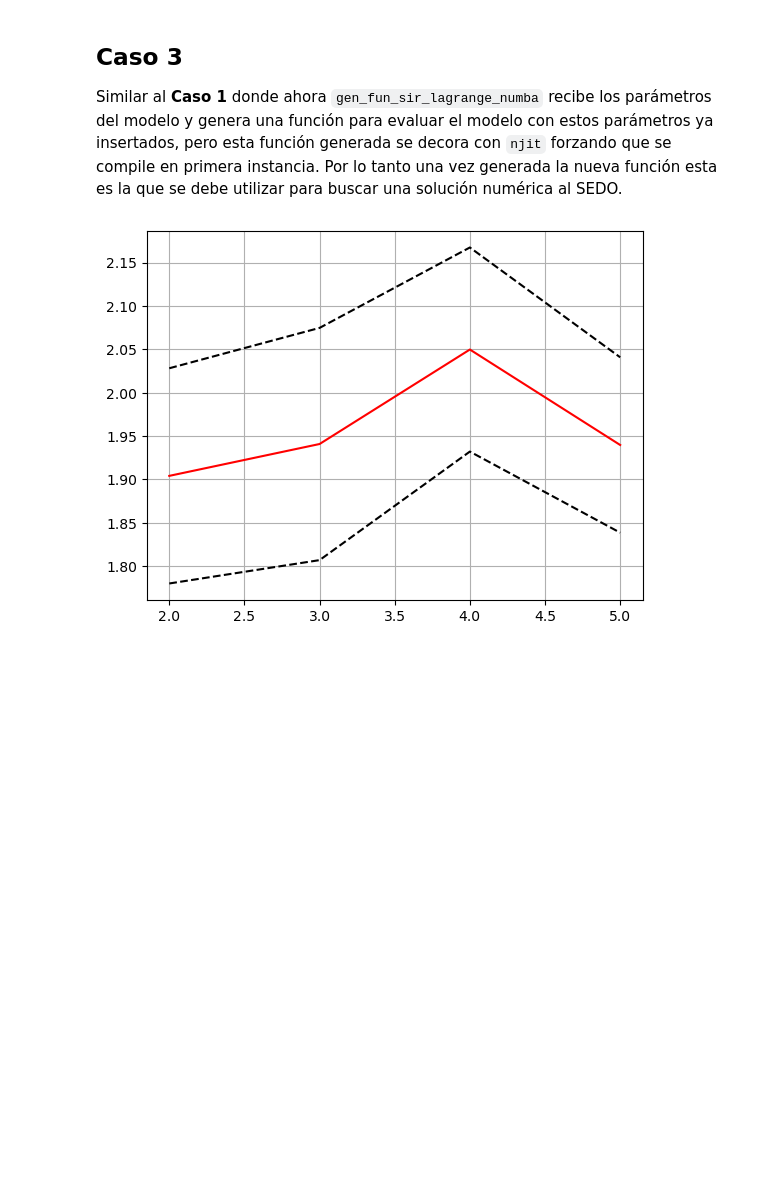
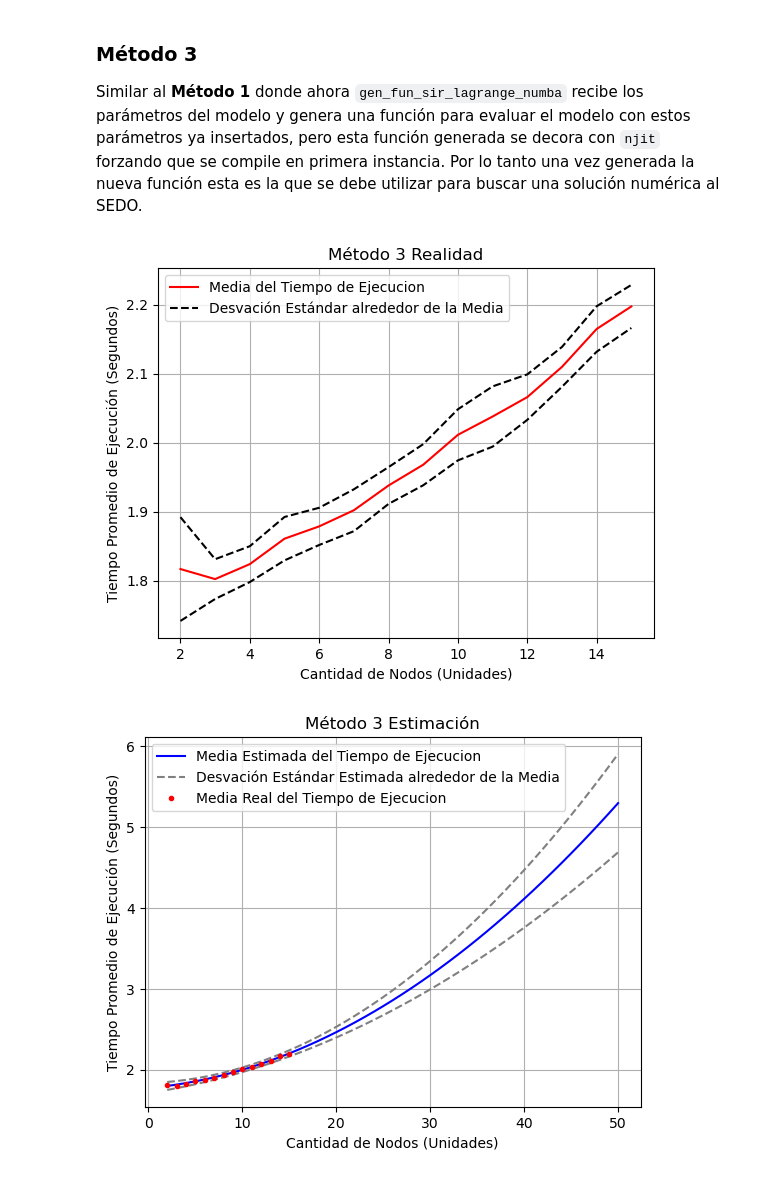
Before and after one commit to LazaroDGM/MetapopulationEpidemicModels, a Jupyter notebook: experiments/experiment_02/experiment_02.ipynb, the cells around one changed output. Cells and saved outputs as stored; diff of their text form; code cells hidden in the pictures; blank space fills up the shorter version.

```diff
--- a/experiments/experiment_02/experiment_02.ipynb
+++ b/experiments/experiment_02/experiment_02.ipynb
@@ -163,7 +239,7 @@ graph_individual_time_complexity(times_lagrange_method_2)
 # %% [markdown]
-## Caso 3
+### Método 3
 
-Similar al **Caso 1** donde ahora `gen_fun_sir_lagrange_numba` recibe los parámetros del modelo y genera una función para evaluar el modelo con estos parámetros ya insertados, pero esta función generada se decora con `njit` forzando que se compile en primera instancia. Por lo tanto una vez generada la nueva función esta es la que se debe utilizar para buscar una solución numérica al SEDO.
+Similar al **Método 1** donde ahora `gen_fun_sir_lagrange_numba` recibe los parámetros del modelo y genera una función para evaluar el modelo con estos parámetros ya insertados, pero esta función generada se decora con `njit` forzando que se compile en primera instancia. Por lo tanto una vez generada la nueva función esta es la que se debe utilizar para buscar una solución numérica al SEDO.
 # %%
 def gen_fun_sir_lagrange_numba(Out, In, Beta, Gamma):
 
@@ -198,9 +274,10 @@ def gen_fun_sir_lagrange_numba(Out, In, Beta, Gamma):
         return new_y
     return fun
 # %%
+'''
 times_lagrange_method_3 = {}
 for i, arrays_params in matrix_test_lagrange.items():
-    if i > 15:
+    if i > 5:
         break
     times_lagrange_method_3[i] = []
     y0 = GenerateY0_SIR_lagrange(i)
@@ -208,8 +285,14 @@ for i, arrays_params in matrix_test_lagrange.items():
         time = timeit(lambda: solve_ivp(gen_fun_sir_lagrange_numba(*params), (0, 500), y0), number= 1)
         times_lagrange_method_3[i].append(time)
 np.savez_compressed('times_lagrange_method_3', times_lagrange_method_3=times_lagrange_method_3)
+'''
+
+loaded_3 = np.load('times_lagrange_method_3.npz', allow_pickle=True)
+times_lagrange_method_3 = loaded_3['times_lagrange_method_3'].reshape(-1)[0]
-# %%
-graph_individual_time_complexity(times_lagrange_method_3)
-# %% [output]
-[figure, removed]
+# %%
+graph_individual_time_complexity(times_lagrange_method_3, title='Método 3 Realidad')
+graph_individual_time_complexity_approx(times_lagrange_method_3, title='Método 3 Estimación')
+# %% [output]
+[figure, added]
+[figure, added]
 # %% [markdown]
```
Also changed, not shown: parts of 21 cells of this notebook.
